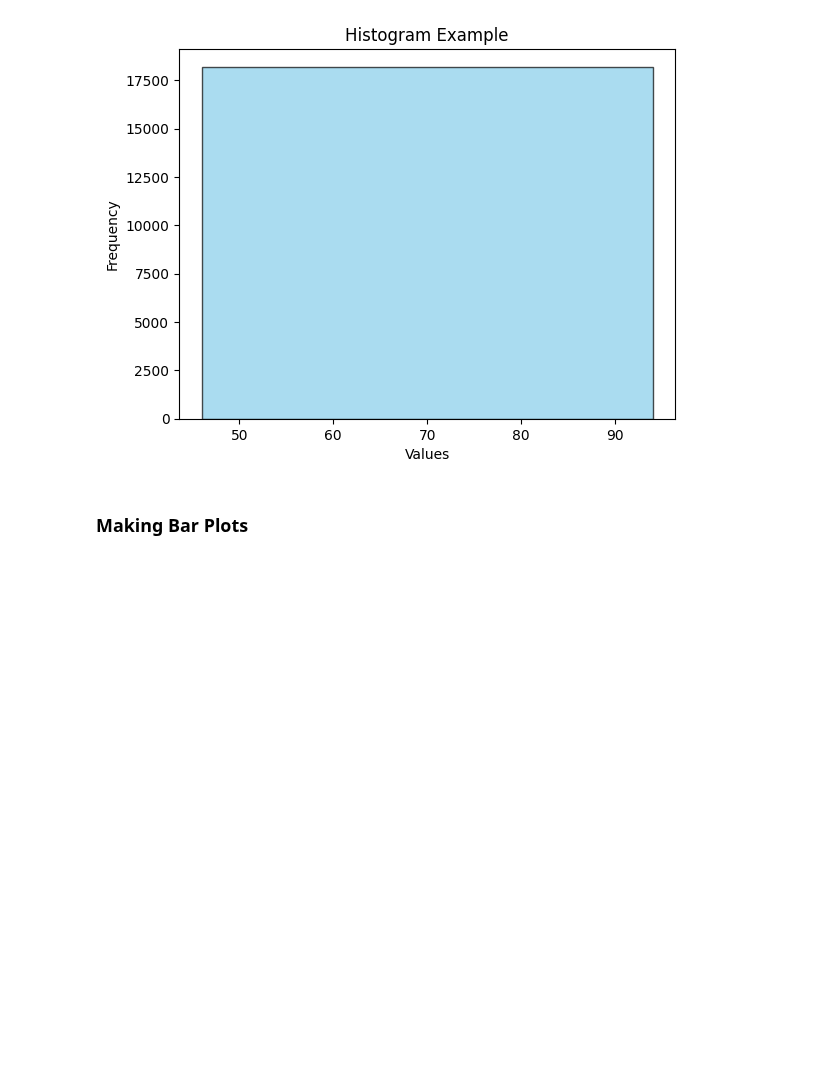
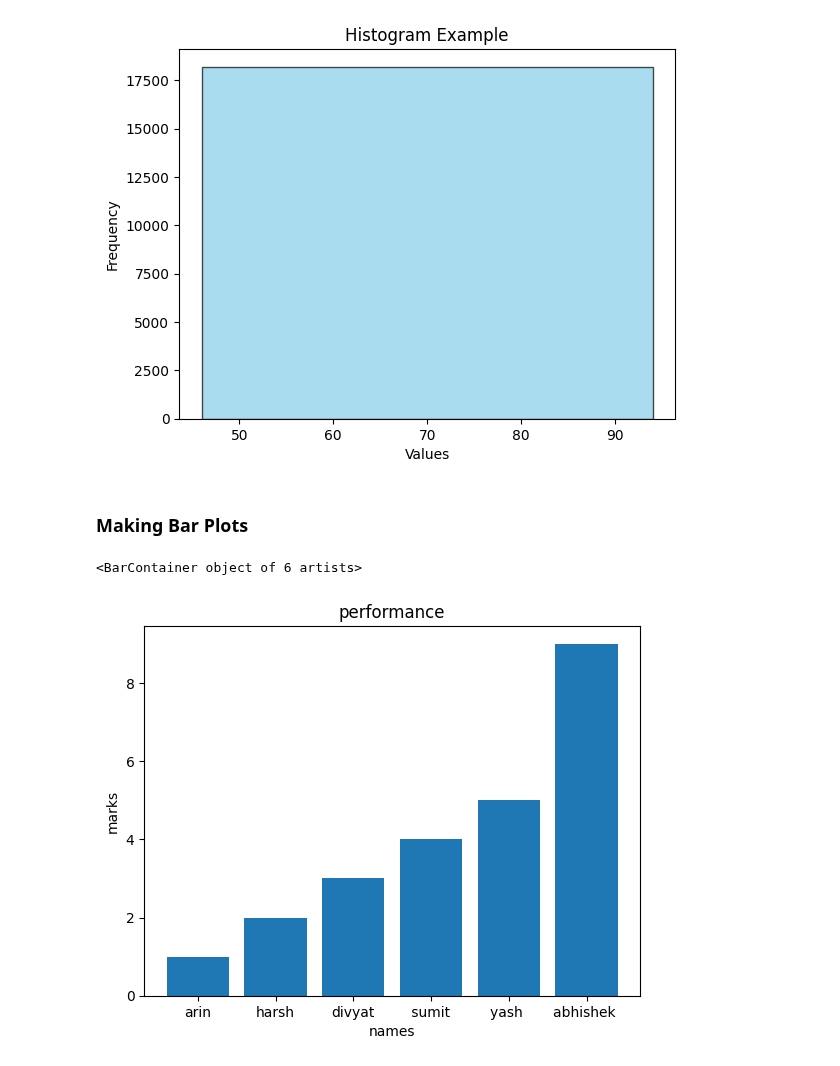
Before and after one commit to slayerrr12/PythonSage, a Jupyter notebook: BasicMatplotLib/BasicMatplotLib.ipynb, the cells around one changed output. Cells and saved outputs as stored; diff of their text form; code cells hidden in the pictures; blank space fills up the shorter version.

Commit message:
i tried drawing a histogram with this new plot

```diff
--- a/BasicMatplotLib/BasicMatplotLib.ipynb
+++ b/BasicMatplotLib/BasicMatplotLib.ipynb
@@ -108,3 +108,14 @@ plt.show()
 [figure]
 # %% [markdown]
 ### Making Bar Plots
+# %%
+x = [1,2,3,4,5,9
+     ]
+y = ["arin", "harsh", "divyat", " sumit ", "yash ", "abhishek "]
+plt.xlabel("names")
+plt.ylabel("marks")
+plt.title("performance")
+plt.bar(y,x)
+# %% [output]
+<BarContainer object of 6 artists>
+[figure, added]
```
